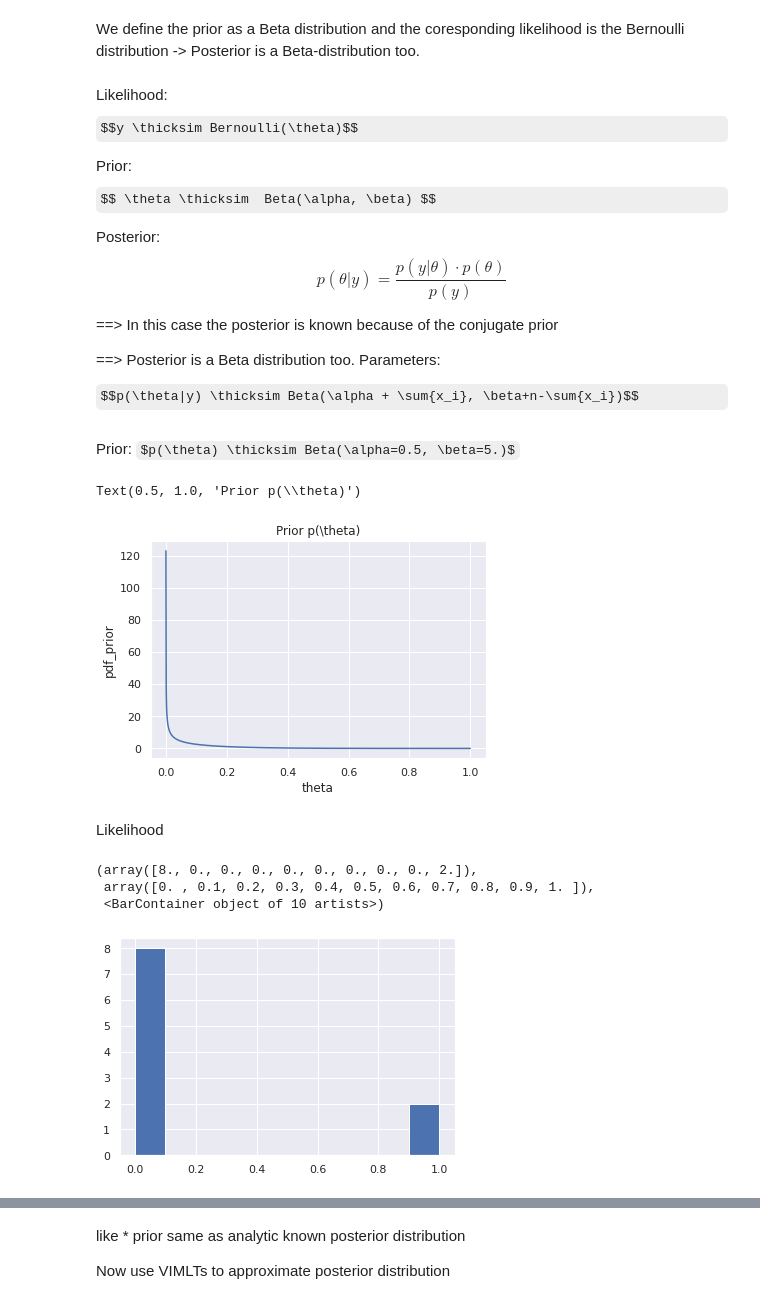
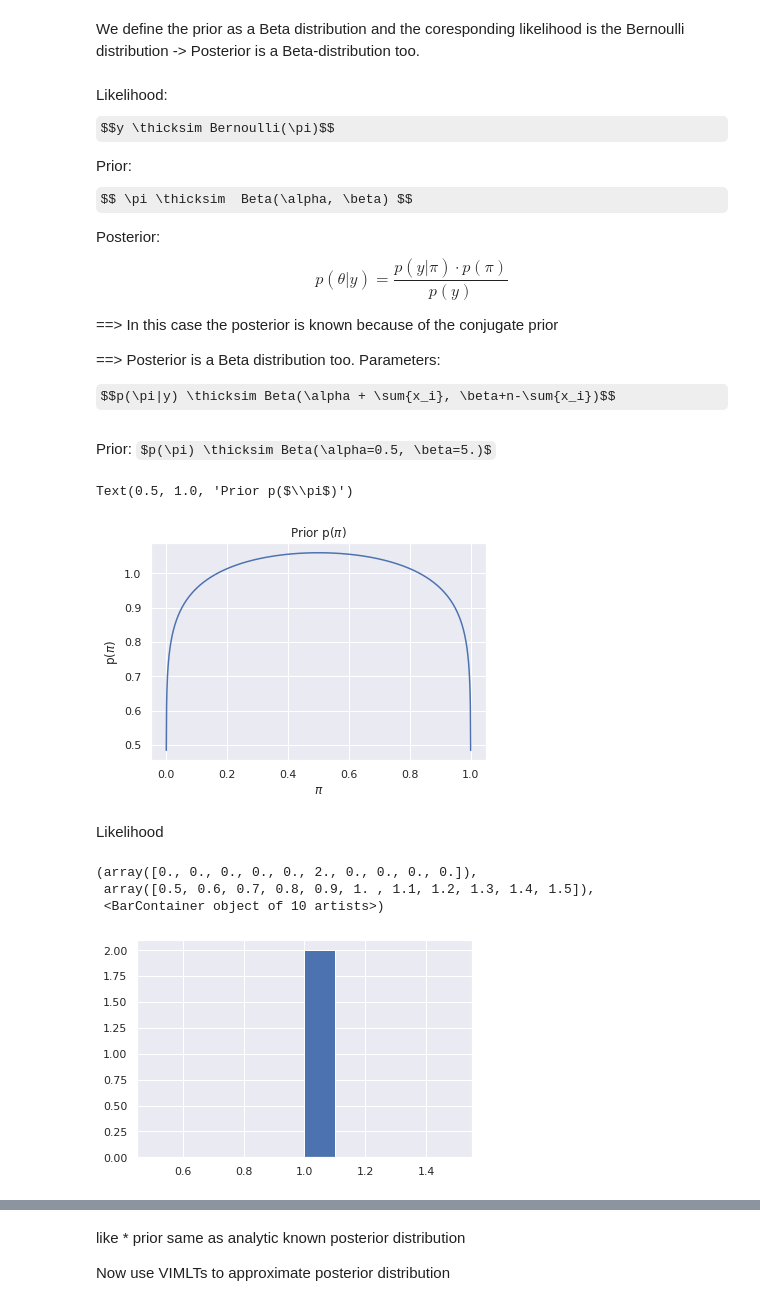
Before and after one commit to stefan1893/VIMLTS, a Jupyter notebook: ipynb/00_conjugate_prior.ipynb, the cells around one changed output, grey strips where cells are left out. Cells and saved outputs as stored; diff of their text form; code cells hidden in the pictures; some formulas as TeX source.

Commit message:
final conjungate prior experiment

```diff
--- a/ipynb/00_conjugate_prior.ipynb
+++ b/ipynb/00_conjugate_prior.ipynb
@@ -18,39 +21,40 @@ sns.set(style="darkgrid")
 We define the prior as a Beta distribution and the coresponding likelihood
 is the Bernoulli distribution -> Posterior is a Beta-distribution too.
 # %% [markdown]
-Likelihood: $$y \thicksim Bernoulli(\theta)$$
+Likelihood: $$y \thicksim Bernoulli(\pi)$$
 
-Prior: $$ \theta \thicksim  Beta(\alpha, \beta) $$
+Prior: $$ \pi \thicksim  Beta(\alpha, \beta) $$
 
-Posterior: $$p(\theta | y) = \frac{p(y| \theta) \cdot p(\theta)}{p(y)}$$
+Posterior: $$p(\theta | y) = \frac{p(y| \pi) \cdot p(\pi)}{p(y)}$$
 
 ==> In this case the posterior is known because of the conjugate prior
 
 ==> Posterior is a Beta distribution too. Parameters:
 
-$$p(\theta|y) \thicksim Beta(\alpha + \sum{x_i}, \beta+n-\sum{x_i})$$
+$$p(\pi|y) \thicksim Beta(\alpha + \sum{x_i}, \beta+n-\sum{x_i})$$
 # %% [markdown]
 Prior:
-$p(\theta) \thicksim Beta(\alpha=0.5, \beta=5.)$
+$p(\pi) \thicksim Beta(\alpha=0.5, \beta=5.)$
 # %%
-thetas = np.linspace(0.0001, .9999, 1000)
-alpha = .5
-beta = 5.
-pdf_prior = stats.beta(a=alpha, b=beta).pdf(x=thetas)
-sns.lineplot(data=pd.DataFrame.from_dict(dict(pdf_prior=pdf_prior, theta=thetas)), x='theta', y='pdf_prior')
-plt.title("Prior p(\\theta)")
+pis = np.linspace(0.0001, .9999, 1000)
+alpha = 1.1
+beta = 1.1
+pdf_prior = stats.beta(a=alpha, b=beta).pdf(x=pis)
+sns.lineplot(data=pd.DataFrame.from_dict({'p($\pi$)':pdf_prior, '$\pi$':pis}), x='$\pi$', y='p($\pi$)')
+plt.title("Prior p($\pi$)")
 # %% [output]
-Text(0.5, 1.0, 'Prior p(\\theta)')
+Text(0.5, 1.0, 'Prior p($\\pi$)')
-[figure, old version]
+[figure, new version]
 # %% [markdown]
 Likelihood
 # %%
 np.random.seed(3)
-data = stats.bernoulli(p=0.25).rvs(size=10)
+data = stats.bernoulli(p=0.5).rvs(size=2)
+ytensor = data.reshape(-1, 1)
 plt.hist(data)
 # %% [output]
-(array([8., 0., 0., 0., 0., 0., 0., 0., 0., 2.]),
- array([0. , 0.1, 0.2, 0.3, 0.4, 0.5, 0.6, 0.7, 0.8, 0.9, 1. ]),
+(array([0., 0., 0., 0., 0., 2., 0., 0., 0., 0.]),
+ array([0.5, 0.6, 0.7, 0.8, 0.9, 1. , 1.1, 1.2, 1.3, 1.4, 1.5]),
  <BarContainer object of 10 artists>)
-[figure, old version]
+[figure, new version]
 # %%
```
Also changed, not shown: parts of 61 cells of this notebook, 1 other file.
